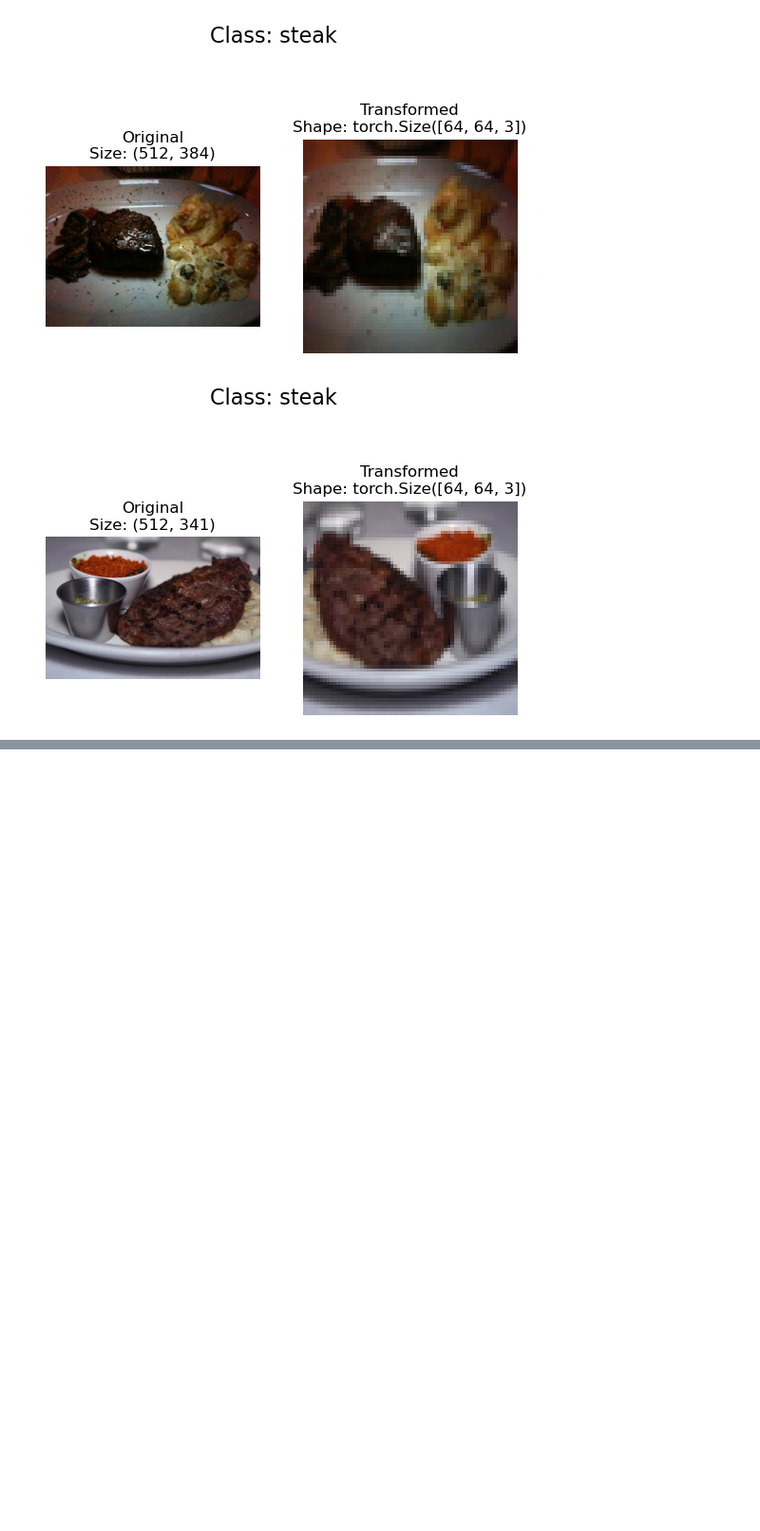
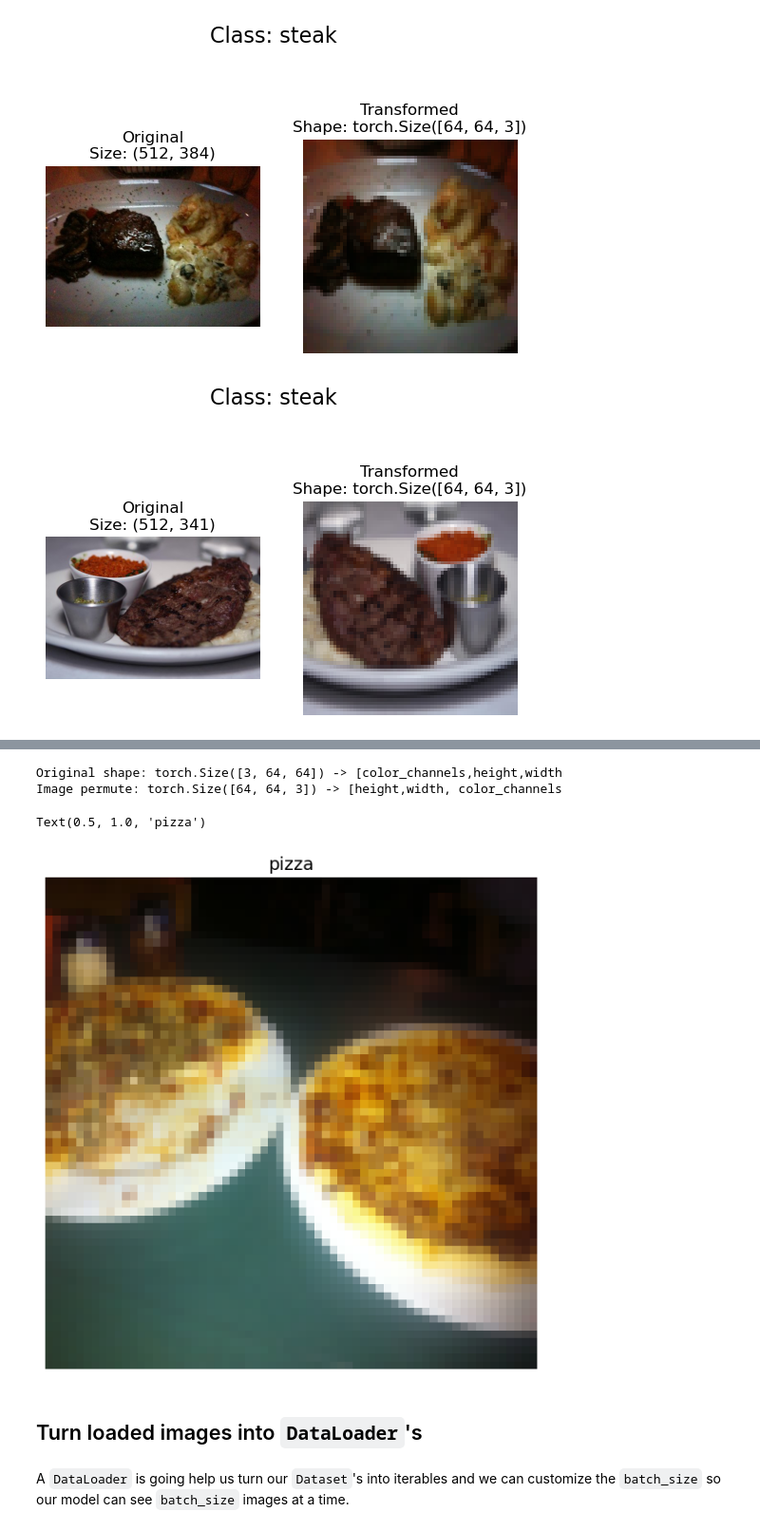
Before and after one commit to mahdiislam79/Pizza_steak_sushi_prediction_Pytorch, a Jupyter notebook: code.ipynb, the cells around one changed output, grey strips where cells are left out. Shown at 95% size. Saved outputs shown, nothing was run; the diff lists cells and outputs as text; code cells hidden in the pictures; blank space fills up the shorter version.

Commit message:
loading image data

```diff
--- a/code.ipynb
+++ b/code.ipynb
@@ -200,0 +208,8 @@ plot_transformed_images(image_paths=image_path_list, transform=data_transform, n
+# %%
+# Use ImageFolder to create datasets
+from torchvision import datasets
+train_data = datasets.ImageFolder(root = train_dir, transform = data_transform, target_transform=None)
+
+test_data = datasets.ImageFolder(root=test_dir, transform=data_transform)
+
+train_data, test_data
@@ -200,0 +235,4 @@ plot_transformed_images(image_paths=image_path_list, transform=data_transform, n
+# %%
+class_names = train_data.classes
+class_dict = train_data.class_to_idx
+class_dict
@@ -200,0 +245,2 @@ plot_transformed_images(image_paths=image_path_list, transform=data_transform, n
+# %%
+img, label = train_data[0][0], train_data[0][1]
@@ -200,0 +271,20 @@ plot_transformed_images(image_paths=image_path_list, transform=data_transform, n
+# %%
+# Rearrange the order dimension
+img_permute = img.permute(1,2,0)
+print(f'Original shape: {img.shape} -> [color_channels,height,width')
+print(f'Image permute: {img_permute.shape} -> [height,width, color_channels')
+
+# Plot the permuted image
+plt.figure(figsize=(10,7))
+plt.imshow(img_permute)
+plt.axis(False)
+plt.title(class_names[label], fontsize = 14)
+# %% [output]
+Original shape: torch.Size([3, 64, 64]) -> [color_channels,height,width
+Image permute: torch.Size([64, 64, 3]) -> [height,width, color_channels
+Text(0.5, 1.0, 'pizza')
+[figure, added]
+# %% [markdown]
+## Turn loaded images into `DataLoader`'s
+# %% [markdown]
+A `DataLoader` is going help us turn our `Dataset`'s into iterables and we can customize the `batch_size` so our model can see `batch_size` images at a time.
```
Also changed, not shown: parts of 10 cells of this notebook.
